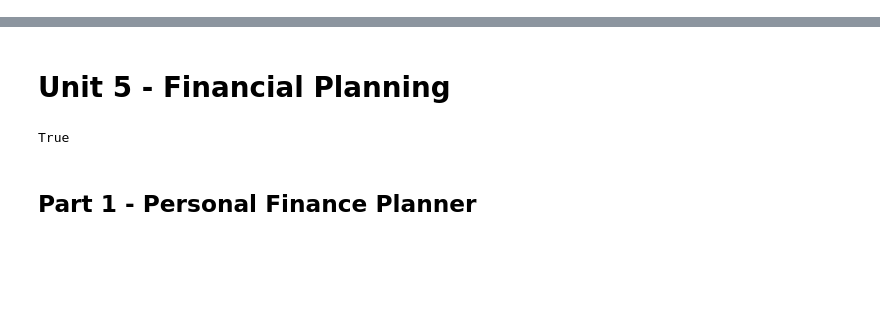
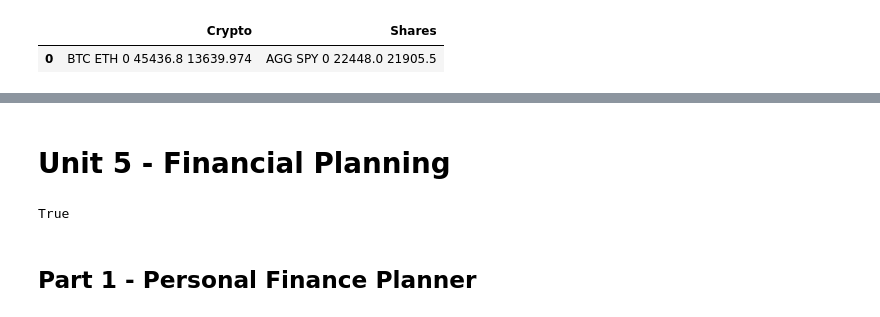
Before and after one commit to mowlem123/API_Homework, a Jupyter notebook: main.ipynb, the cells around one changed output, grey strips where cells are left out. Saved outputs shown, nothing was run; the diff lists cells and outputs as text; code cells hidden in the pictures; blank space fills up the shorter version.

```diff
--- a/main.ipynb
+++ b/main.ipynb
@@ -0,0 +197,14 @@
+# %%
+# Consolidate financial assets data
+# YOUR CODE HERE!
+joined_portfolio = {
+   "Crypto": [crypto_value_df],
+   "Shares": [shares_value_df]
+}
+#absjoined_portfolio
+
+joined_portfolio_df = pd.DataFrame(joined_portfolio)
+joined_portfolio_df
+# %% [output]
+|  | Crypto | Shares |
+| 0 | BTC ETH 0 45436.8 13639.974 | AGG SPY 0 22448.0 21905.5 |
```
Also changed, not shown: parts of 53 cells of this notebook.
